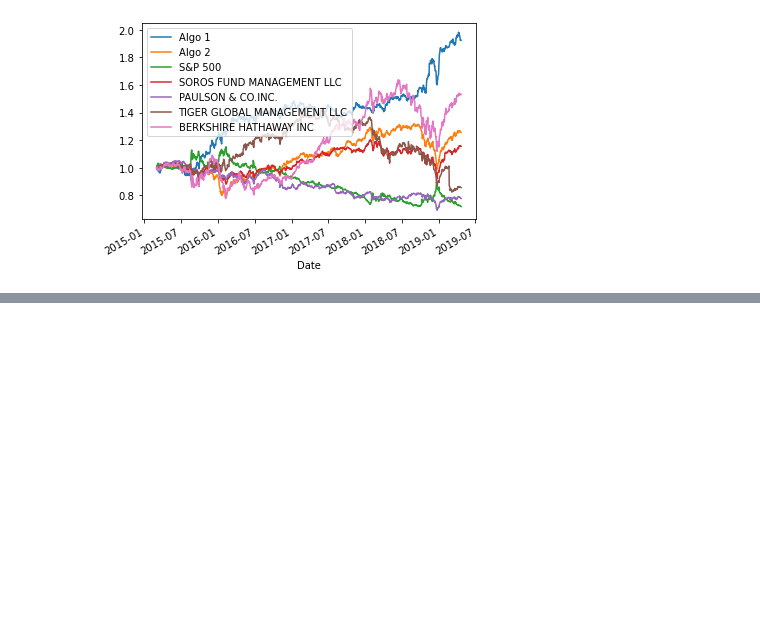
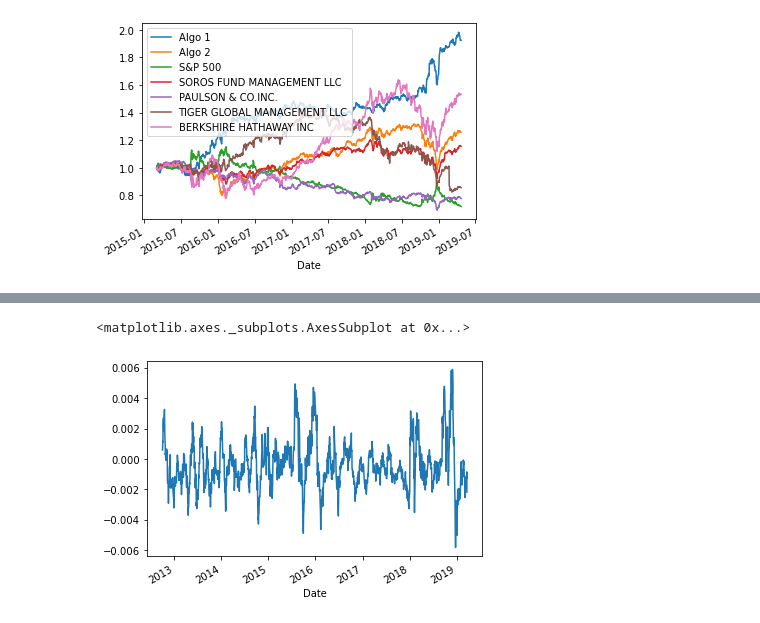
Before and after one commit to howardj2213/whale_off_hw, a Jupyter notebook: howard-unit-4-hw.ipynb, the cells around one changed output, grey strips where cells are left out. Saved outputs shown, nothing was run; the diff lists cells and outputs as text; code cells hidden in the pictures; blank space fills up the shorter version.

```diff
--- a/howard-unit-4-hw.ipynb
+++ b/howard-unit-4-hw.ipynb
@@ -137,0 +169,6 @@ cumulative_returns.plot()
+# %%
+
+sp500_daily.rolling(window=21).mean().plot()
+# %% [output]
+<matplotlib.axes._subplots.AxesSubplot at 0x...>
+[figure, added]
```
Also changed, not shown: parts of 5 cells of this notebook.
